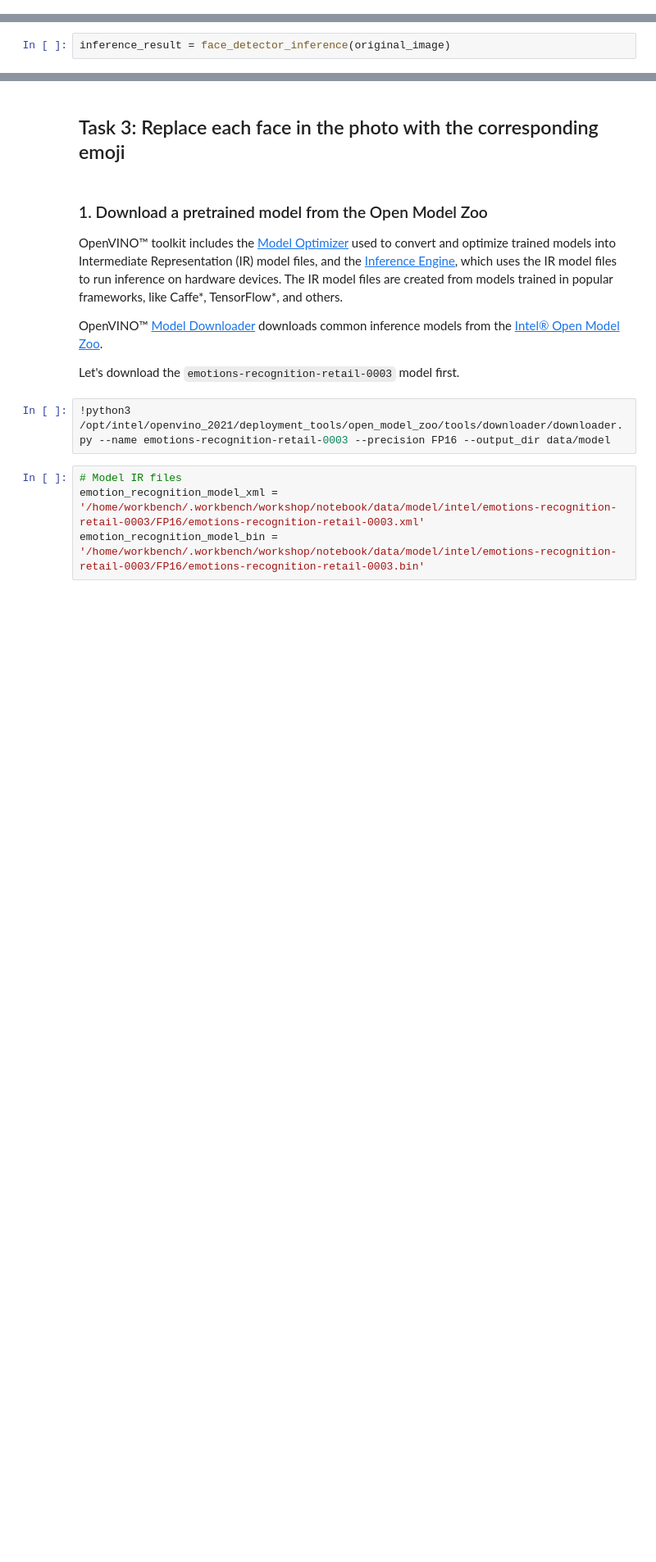
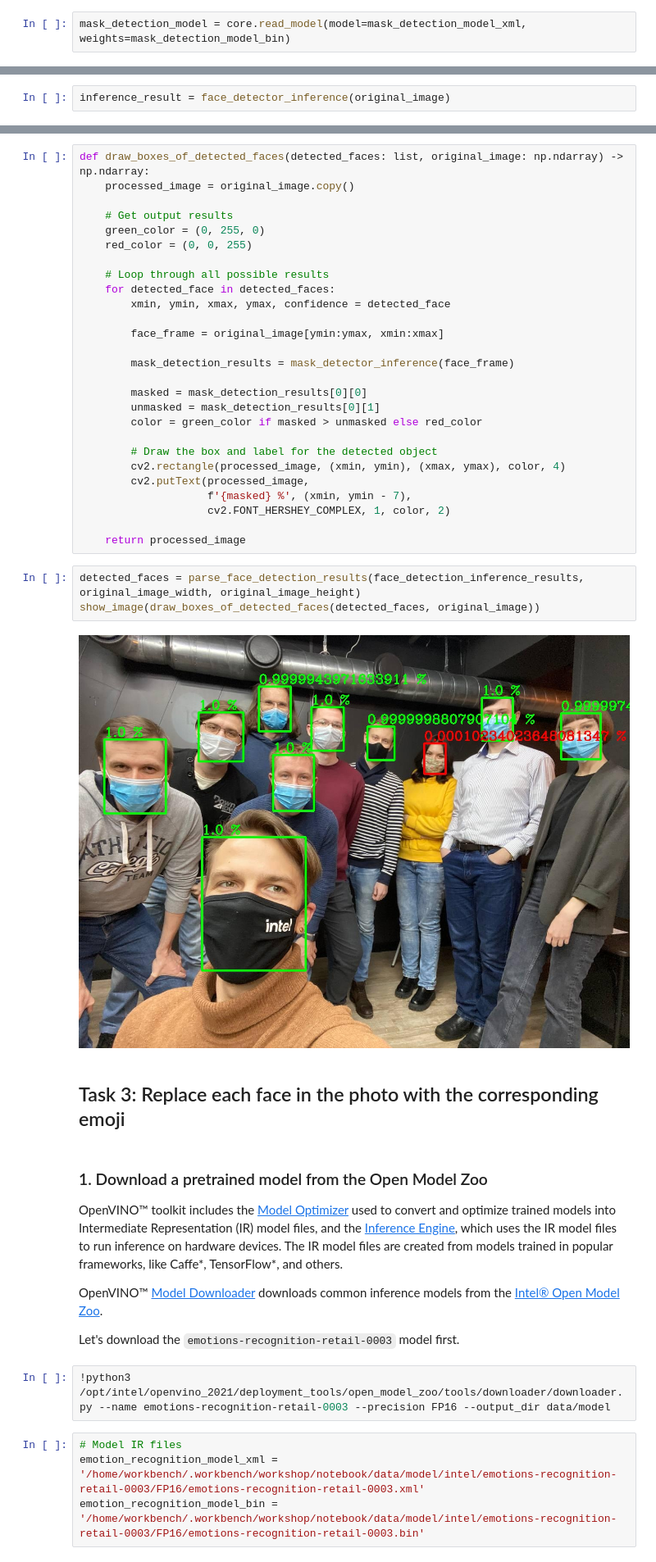
Before and after one commit to dl-wb-experiments/workshops, a Jupyter notebook: workshops/cv/workshop.ipynb, the cells around one changed output, grey strips where cells are left out. Shown at 82% size. Drawn from its saved outputs; the diff is of its cells as text; blank space fills up the shorter version.

```diff
--- a/workshops/cv/workshop.ipynb
+++ b/workshops/cv/workshop.ipynb
@@ -555,0 +645,2 @@ show_image(processed_image)
+# %%
+mask_detection_model = core.read_model(model=mask_detection_model_xml, weights=mask_detection_model_bin)
@@ -698,3 +802,35 @@ HTML(f"""<center><video width="600" height="400" controls><source src="{blurry_f
+# %%
+def draw_boxes_of_detected_faces(detected_faces: list, original_image: np.ndarray) -> np.ndarray:
+    processed_image = original_image.copy()
+
+    # Get output results
+    green_color = (0, 255, 0)
+    red_color = (0, 0, 255)
+
+    # Loop through all possible results
+    for detected_face in detected_faces:
+        xmin, ymin, xmax, ymax, confidence = detected_face
+
+        face_frame = original_image[ymin:ymax, xmin:xmax]
+
+        mask_detection_results = mask_detector_inference(face_frame)
+
+        masked = mask_detection_results[0][0]
+        unmasked = mask_detection_results[0][1]
+        color = green_color if masked > unmasked else red_color
+
+        # Draw the box and label for the detected object
+        cv2.rectangle(processed_image, (xmin, ymin), (xmax, ymax), color, 4)
+        cv2.putText(processed_image,
+                    f'{masked} %', (xmin, ymin - 7),
+                    cv2.FONT_HERSHEY_COMPLEX, 1, color, 2)
+
+    return processed_image
+# %%
+detected_faces = parse_face_detection_results(face_detection_inference_results, original_image_width, original_image_height)
+show_image(draw_boxes_of_detected_faces(detected_faces, original_image))
+# %% [output]
+[figure, added]
 # %% [markdown]
 ## Task 3: Replace each face in the photo with the corresponding emoji <a name="task3"></a>
 # %% [markdown]
```
Also changed, not shown: parts of 81 cells of this notebook, 3 other files.
